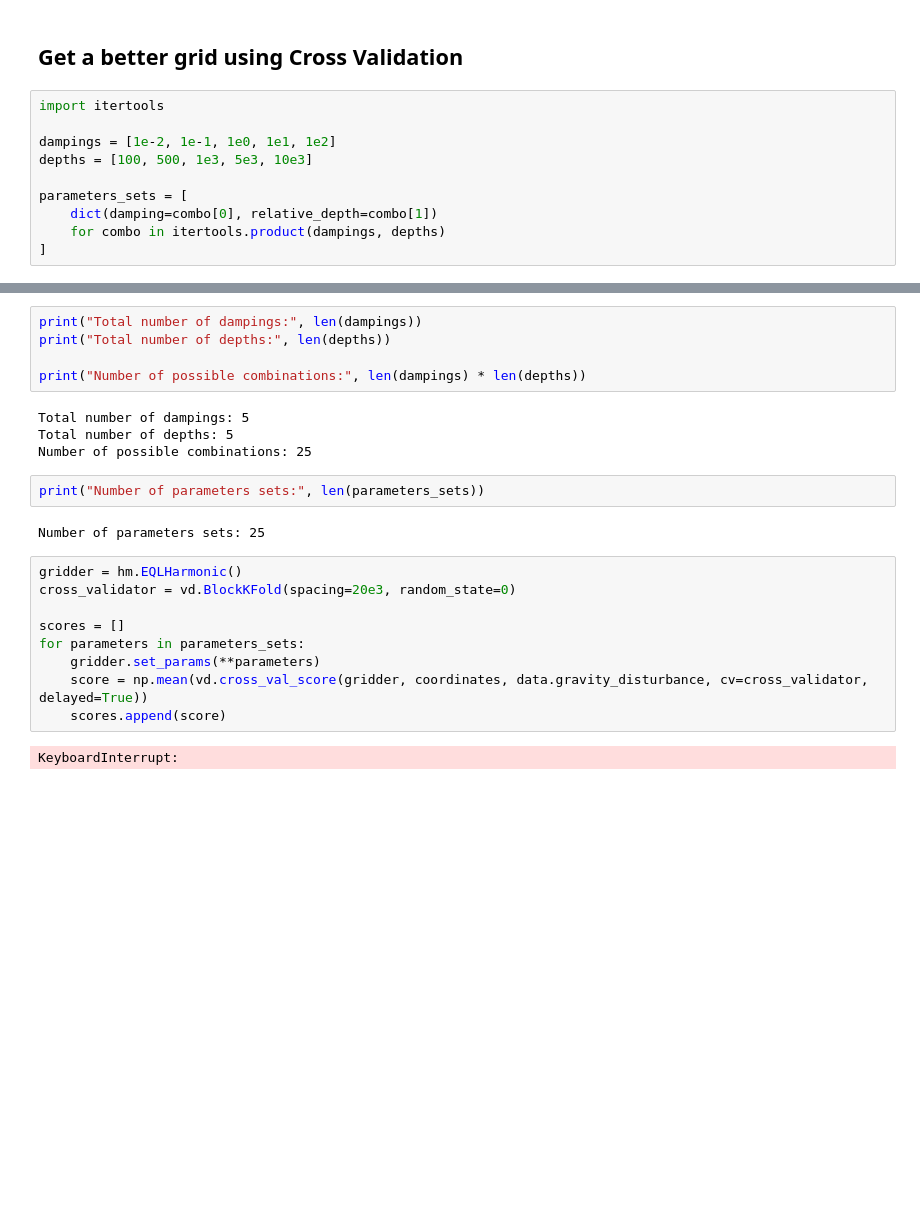
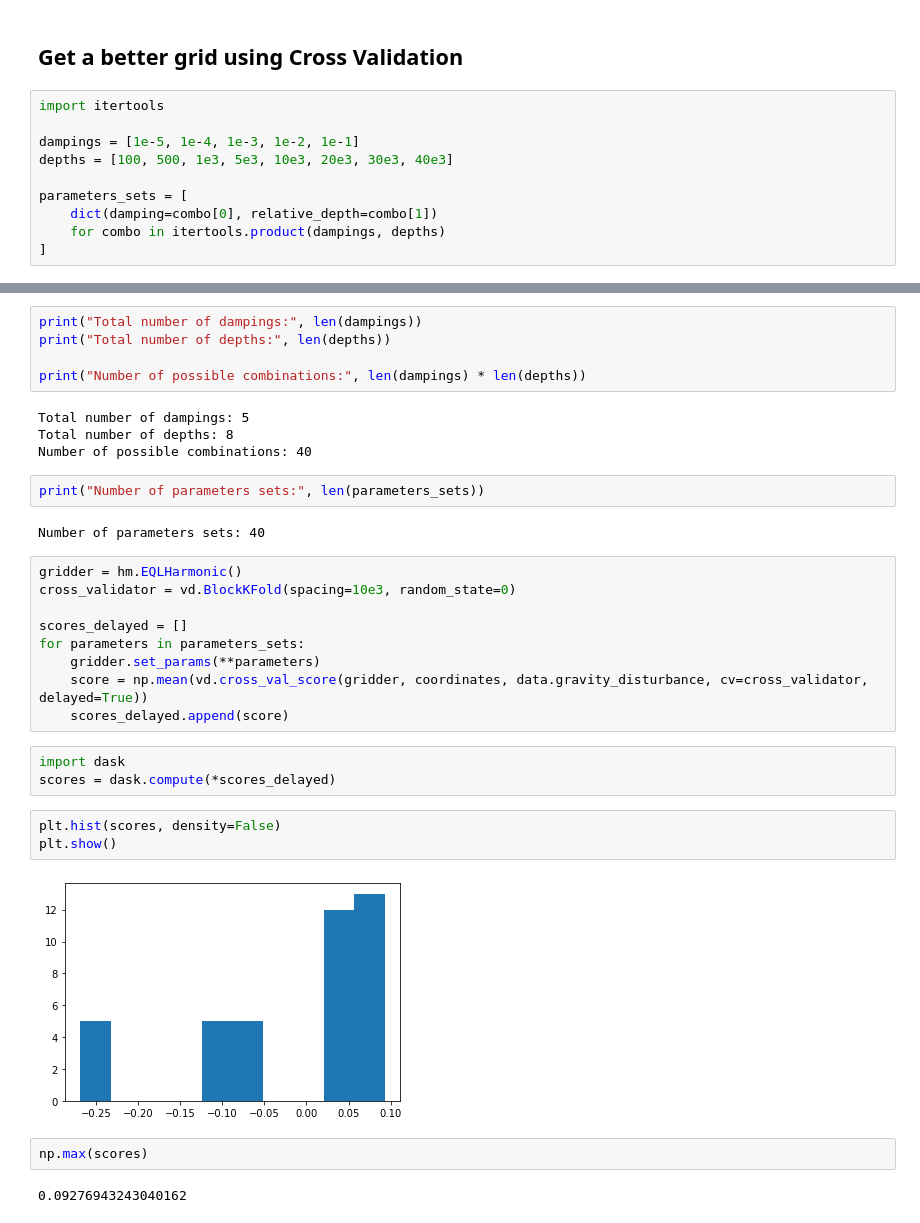
Before and after one commit to fatiando/transform2020-lightning, a Jupyter notebook: santisoler/harmonica_overview.ipynb, the cells around one changed output, grey strips where cells are left out. Saved outputs shown, nothing was run; the diff lists cells and outputs as text; blank space fills up the shorter version.

Commit message:
Grid data with delayed dask tasks

```diff
--- a/santisoler/harmonica_overview.ipynb
+++ b/santisoler/harmonica_overview.ipynb
@@ -250,8 +250,8 @@ plt.show()
 # %%
 import itertools
 
-dampings = [1e-2, 1e-1, 1e0, 1e1, 1e2]
-depths = [100, 500, 1e3, 5e3, 10e3]
+dampings = [1e-5, 1e-4, 1e-3, 1e-2, 1e-1]
+depths = [100, 500, 1e3, 5e3, 10e3, 20e3, 30e3, 40e3]
 
 parameters_sets = [
     dict(damping=combo[0], relative_depth=combo[1])
@@ -284,20 +284,30 @@ print("Total number of depths:", len(depths))
 print("Number of possible combinations:", len(dampings) * len(depths))
 # %% [output]
 Total number of dampings: 5
-Total number of depths: 5
-Number of possible combinations: 25
+Total number of depths: 8
+Number of possible combinations: 40
 # %%
 print("Number of parameters sets:", len(parameters_sets))
 # %% [output]
-Number of parameters sets: 25
+Number of parameters sets: 40
 # %%
 gridder = hm.EQLHarmonic()
-cross_validator = vd.BlockKFold(spacing=20e3, random_state=0)
+cross_validator = vd.BlockKFold(spacing=10e3, random_state=0)
 
-scores = []
+scores_delayed = []
 for parameters in parameters_sets:
     gridder.set_params(**parameters)
     score = np.mean(vd.cross_val_score(gridder, coordinates, data.gravity_disturbance, cv=cross_validator, delayed=True))
-    scores.append(score)
+    scores_delayed.append(score)
-# %% [output]
-KeyboardInterrupt:
+# %%
+import dask
+scores = dask.compute(*scores_delayed)
+# %%
+plt.hist(scores, density=False)
+plt.show()
+# %% [output]
+[figure, added]
+# %%
+np.max(scores)
+# %% [output]
+0.09276943243040162
```
Also changed, not shown: parts of 15 cells of this notebook.
